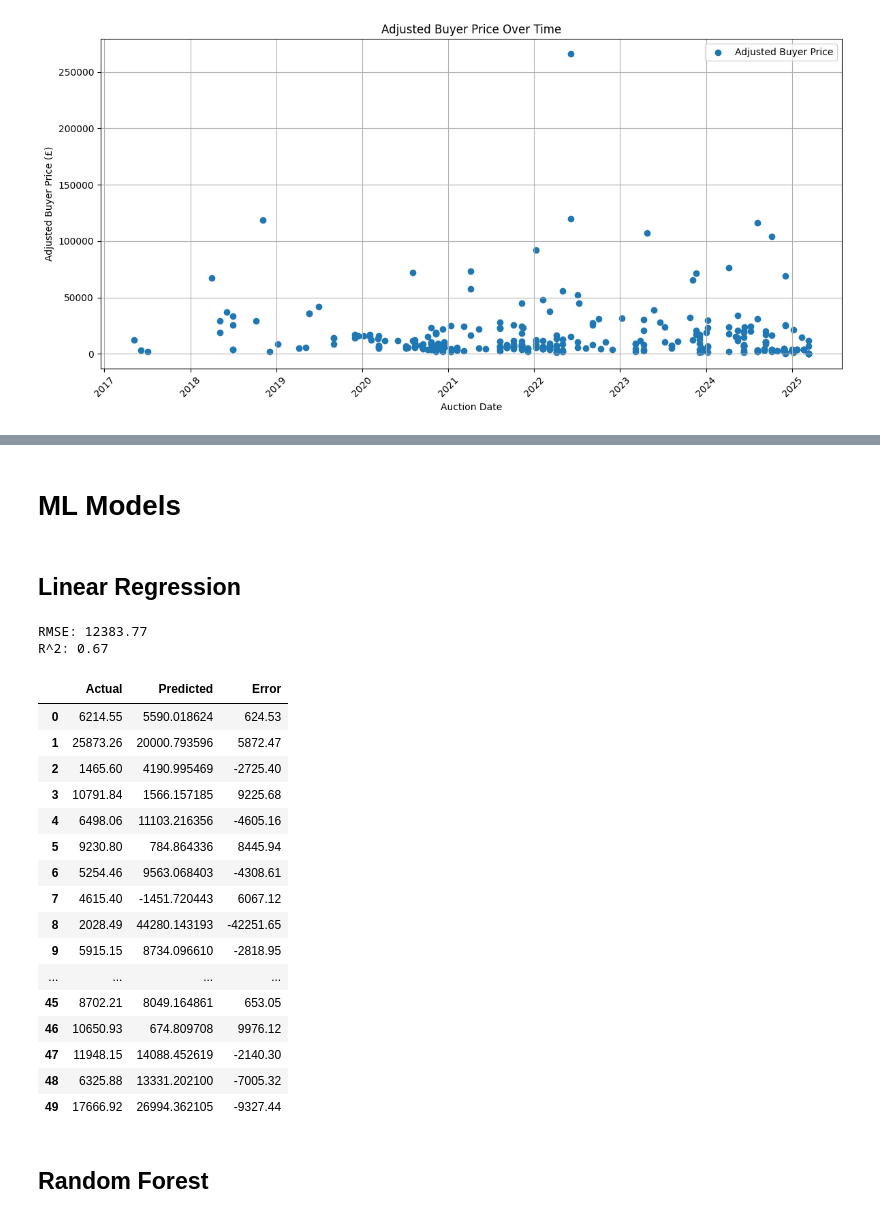
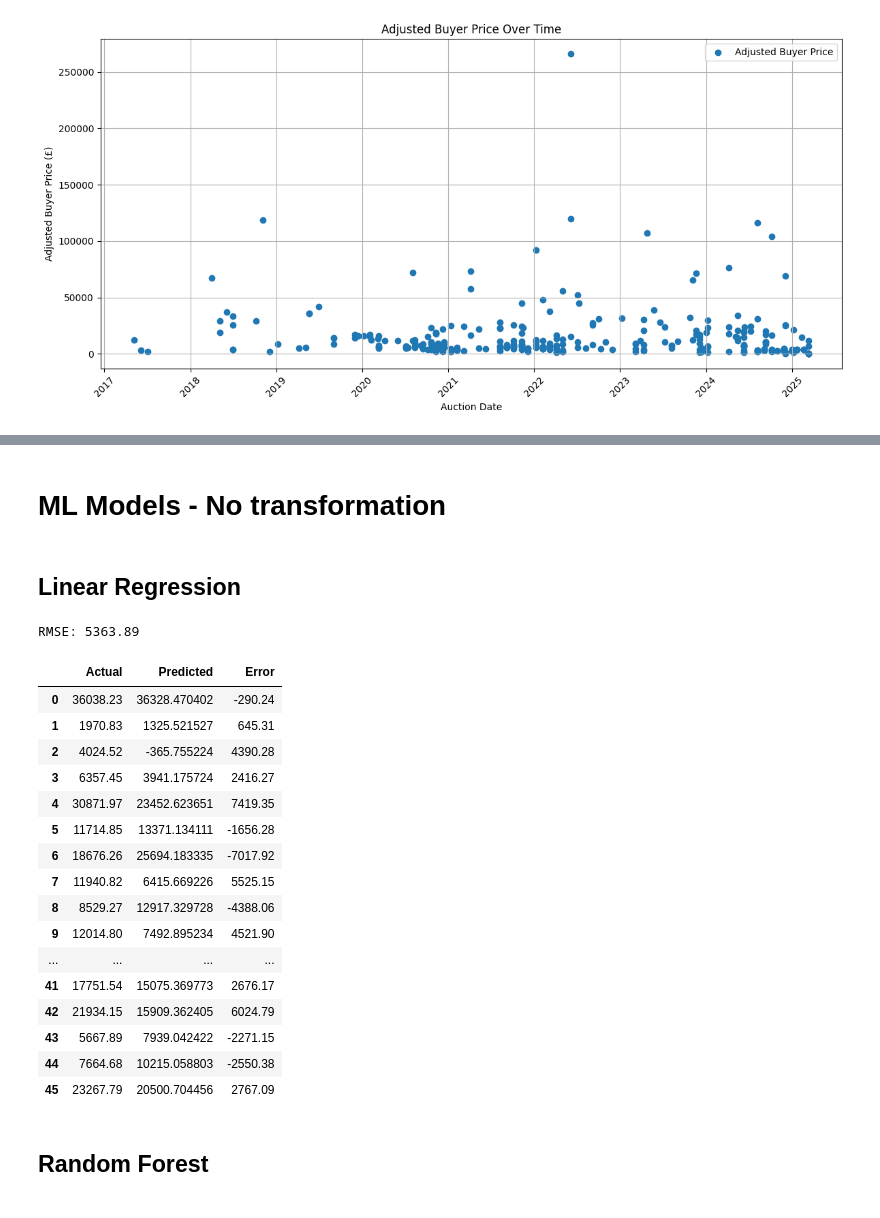
Before and after one commit to joaopaivaa/Cask-Worth, a Jupyter notebook: model.ipynb, the cells around one changed output, grey strips where cells are left out. Saved outputs shown, nothing was run; the diff lists cells and outputs as text; code cells hidden in the pictures.

Commit message:
more tests (log and box cox transformations) and feature selection (correlation)

```diff
--- a/model.ipynb
+++ b/model.ipynb
@@ -272 +260,5 @@ Adjust Buyer Price           0
 dtype: int64
+# %%
+# Drop columns with too much NaN values
+df.drop(columns=['Cask Type','Cask Filling','Previous Spirit'], inplace=True)
+df
@@ -305,0 +305,12 @@ df
+# %%
+Q1 = df['Adjust Buyer Price'].quantile(0.25)
+Q3 = df['Adjust Buyer Price'].quantile(0.75)
+IQR = Q3 - Q1
+# %%
+
+filtro = (df['Adjust Buyer Price'] >= (Q1 - 1.5 * IQR)) & (df['Adjust Buyer Price'] <= (Q3 + 1.5 * IQR))
+df = df[filtro].reset_index(drop=True)
+plt.figure(figsize=(6, 3))
+plt.hist(df['Adjust Buyer Price'], color='blue', alpha=0.5)
+plt.title('Buyer Price')
+plt.show()
@@ -305,0 +332,2 @@ df
+# %%
+df.drop(columns=['Auction Date'], inplace=True)
@@ -325,2 +408,2 @@ x_test[['Strength', 'Bulk Litres', 'Rla', 'Age', 'Bottles At Cask Strength']] =
 # %% [markdown]
-# ML Models
+# ML Models - No transformation
@@ -342,33 +419,32 @@ y_pred = model.predict(x_test)
 # %%
 pred_vs_test = pd.DataFrame({'Actual': y_test.values, 'Predicted': y_pred})
 pred_vs_test['Error'] = round(pred_vs_test['Actual'] - pred_vs_test['Predicted'], 2)
 
 rmse = np.sqrt(np.mean(pred_vs_test['Error']**2))
 print(f"RMSE: {rmse:.2f}")
 
-models_metrics['Linear Regression'] = {'RMSE': rmse}
+models_metrics['Linear Regression - All features - No transformation'] = {'RMSE': rmse}
 
 pred_vs_test
 # %% [output]
-RMSE: 12383.77
-R^2: 0.67
+RMSE: 5363.89
 |  | Actual | Predicted | Error |
-| 0 | 6214.55 | 5590.018624 | 624.53 |
-| 1 | 25873.26 | 20000.793596 | 5872.47 |
-| 2 | 1465.60 | 4190.995469 | -2725.40 |
-| 3 | 10791.84 | 1566.157185 | 9225.68 |
-| 4 | 6498.06 | 11103.216356 | -4605.16 |
-| 5 | 9230.80 | 784.864336 | 8445.94 |
-| 6 | 5254.46 | 9563.068403 | -4308.61 |
-| 7 | 4615.40 | -1451.720443 | 6067.12 |
-| 8 | 2028.49 | 44280.143193 | -42251.65 |
-| 9 | 5915.15 | 8734.096610 | -2818.95 |
+| 0 | 36038.23 | 36328.470402 | -290.24 |
+| 1 | 1970.83 | 1325.521527 | 645.31 |
+| 2 | 4024.52 | -365.755224 | 4390.28 |
+| 3 | 6357.45 | 3941.175724 | 2416.27 |
+| 4 | 30871.97 | 23452.623651 | 7419.35 |
+| 5 | 11714.85 | 13371.134111 | -1656.28 |
+| 6 | 18676.26 | 25694.183335 | -7017.92 |
+| 7 | 11940.82 | 6415.669226 | 5525.15 |
+| 8 | 8529.27 | 12917.329728 | -4388.06 |
+| 9 | 12014.80 | 7492.895234 | 4521.90 |
 | ... | ... | ... | ... |
-| 45 | 8702.21 | 8049.164861 | 653.05 |
-| 46 | 10650.93 | 674.809708 | 9976.12 |
-| 47 | 11948.15 | 14088.452619 | -2140.30 |
-| 48 | 6325.88 | 13331.202100 | -7005.32 |
-| 49 | 17666.92 | 26994.362105 | -9327.44 |
+| 41 | 17751.54 | 15075.369773 | 2676.17 |
+| 42 | 21934.15 | 15909.362405 | 6024.79 |
+| 43 | 5667.89 | 7939.042422 | -2271.15 |
+| 44 | 7664.68 | 10215.058803 | -2550.38 |
+| 45 | 23267.79 | 20500.704456 | 2767.09 |
 # %% [markdown]
 ## Random Forest
 # %%
```
Also changed, not shown: parts of 114 cells of this notebook, 2 other files.
